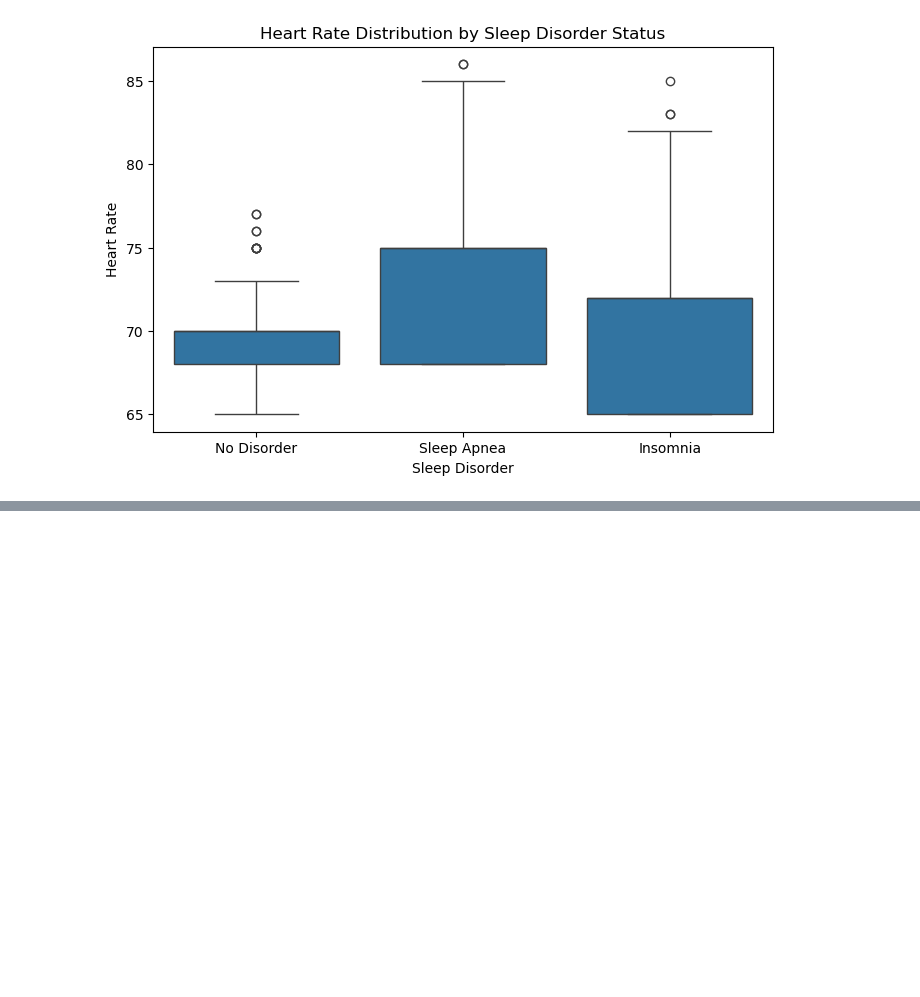
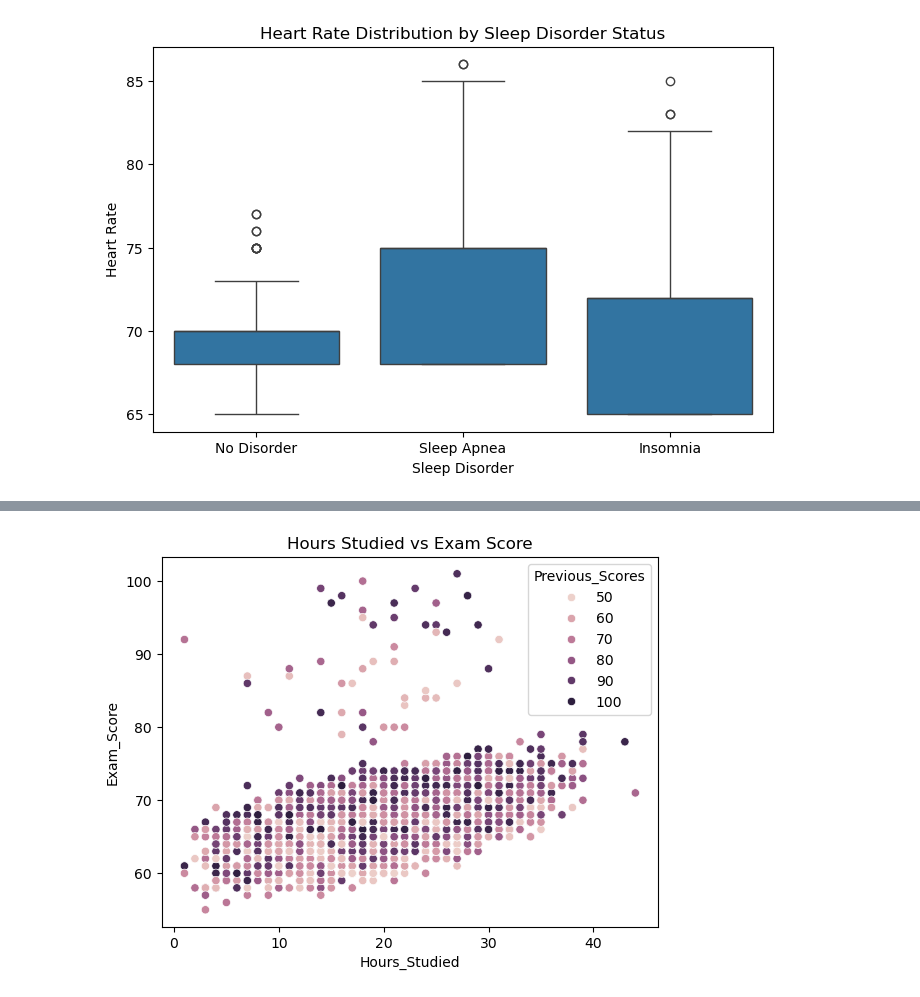
Before and after one commit to woxane/ML-Assignments, a Jupyter notebook: 1/ML-Assignment_1.ipynb, the cells around one changed output, grey strips where cells are left out. Cells and saved outputs as stored; diff of their text form; code cells hidden in the pictures; blank space fills up the shorter version.

```diff
--- a/1/ML-Assignment_1.ipynb
+++ b/1/ML-Assignment_1.ipynb
@@ -728,0 +891,6 @@ Statistic: 22399.0000, p-value: 0.0000
+# %%
+sns.scatterplot(x='Hours_Studied', y='Exam_Score', data=df, hue='Previous_Scores')
+plt.title('Hours Studied vs Exam Score')
+plt.show()
+# %% [output]
+[figure, added]
```
Also changed, not shown: parts of 35 cells of this notebook.
